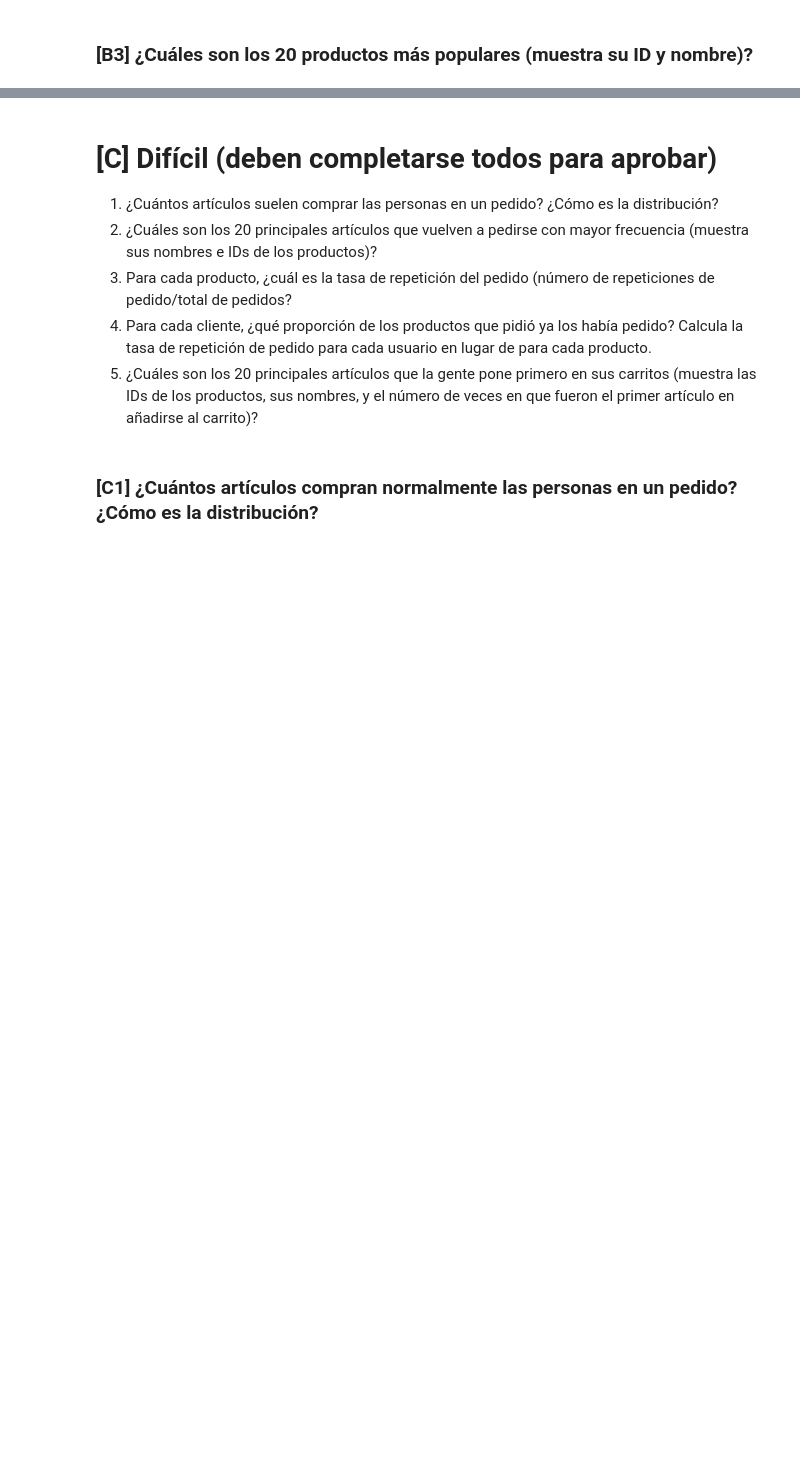
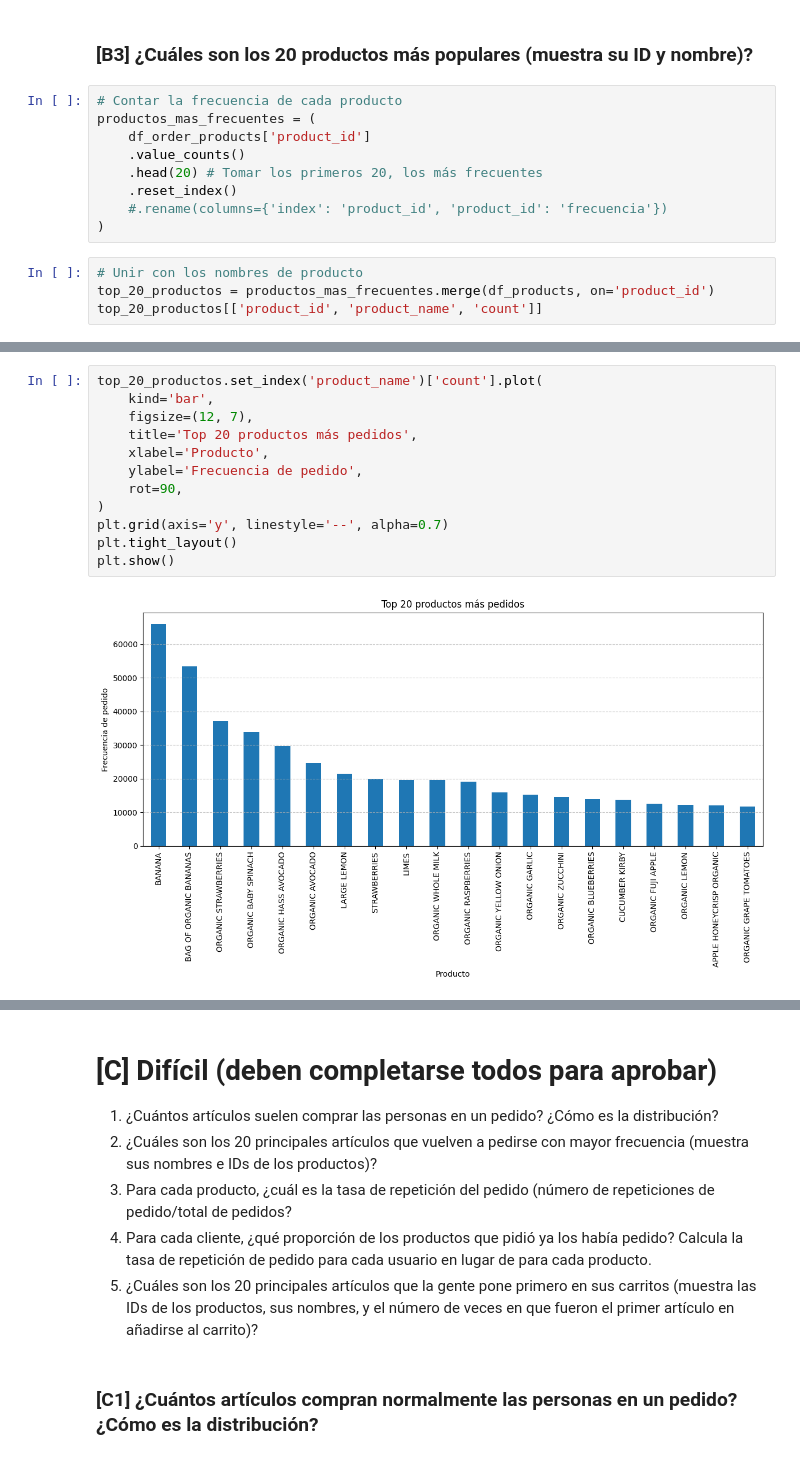
Before and after one commit to RulasBoy/TripleTen-Bootcamp, a Jupyter notebook: Sprint 4/Sprint 4.ipynb, the cells around one changed output, grey strips where cells are left out. Drawn from its saved outputs; the diff is of its cells as text; blank space fills up the shorter version.

```diff
--- a/Sprint 4/Sprint 4.ipynb
+++ b/Sprint 4/Sprint 4.ipynb
@@ -755,2 +809,15 @@ Escribe aquí tus conclusiones
 # %% [markdown]
 ### [B3] ¿Cuáles son los 20 productos más populares (muestra su ID y nombre)?
+# %%
+# Contar la frecuencia de cada producto
+productos_mas_frecuentes = (
+    df_order_products['product_id']
+    .value_counts()
+    .head(20) # Tomar los primeros 20, los más frecuentes
+    .reset_index()
+    #.rename(columns={'index': 'product_id', 'product_id': 'frecuencia'})
+)
+# %%
+# Unir con los nombres de producto
+top_20_productos = productos_mas_frecuentes.merge(df_products, on='product_id')
+top_20_productos[['product_id', 'product_name', 'count']]
@@ -757 +842,15 @@ Escribe aquí tus conclusiones
+# %%
+top_20_productos.set_index('product_name')['count'].plot(
+    kind='bar',
+    figsize=(12, 7),
+    title='Top 20 productos más pedidos',
+    xlabel='Producto',
+    ylabel='Frecuencia de pedido',
+    rot=90,
+)
+plt.grid(axis='y', linestyle='--', alpha=0.7)
+plt.tight_layout()
+plt.show()
+# %% [output]
+[figure, added]
 # %% [markdown]
```
Also changed, not shown: parts of 30 cells of this notebook.
